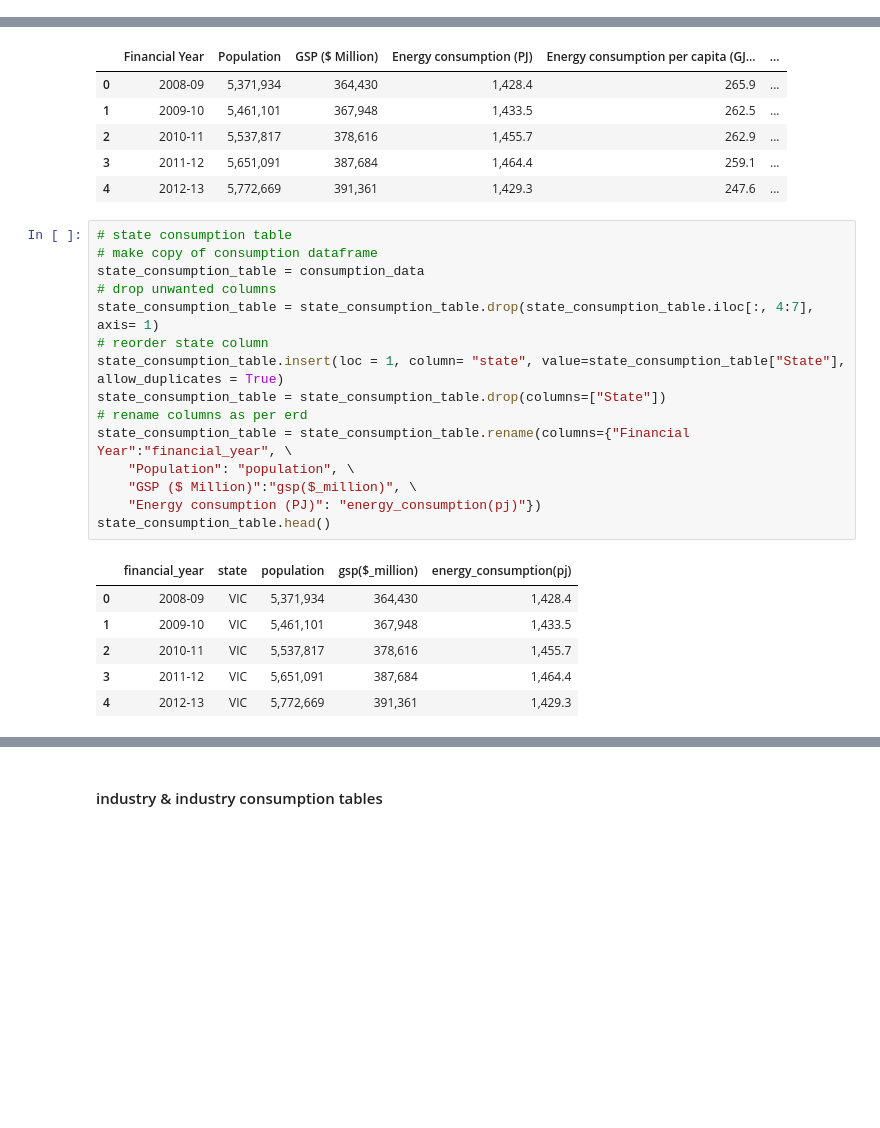
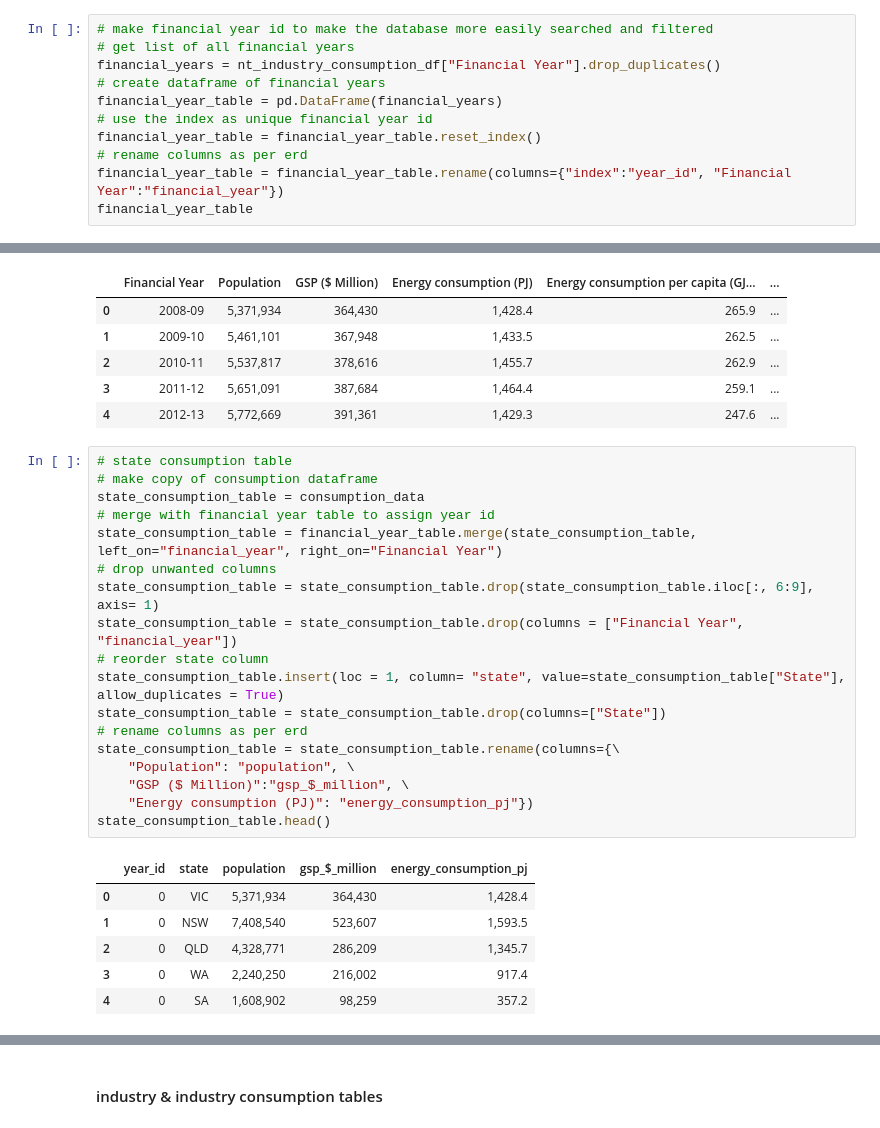
Before and after one commit to Lopokoiyit/PROJECT2-, a Jupyter notebook: data/data_cleaning.ipynb, the cells around one changed output, grey strips where cells are left out. Drawn from its saved outputs; the diff is of its cells as text; blank space fills up the shorter version.

```diff
--- a/data/data_cleaning.ipynb
+++ b/data/data_cleaning.ipynb
@@ -299,0 +327,11 @@ states_table
+# %%
+# make financial year id to make the database more easily searched and filtered
+# get list of all financial years
+financial_years = nt_industry_consumption_df["Financial Year"].drop_duplicates()
+# create dataframe of financial years
+financial_year_table = pd.DataFrame(financial_years)
+# use the index as unique financial year id
+financial_year_table = financial_year_table.reset_index()
+# rename columns as per erd
+financial_year_table = financial_year_table.rename(columns={"index":"year_id", "Financial Year":"financial_year"})
+financial_year_table
@@ -376,25 +432,28 @@ consumption_data.head()
 # %%
 # state consumption table
 # make copy of consumption dataframe
 state_consumption_table = consumption_data
+# merge with financial year table to assign year id
+state_consumption_table = financial_year_table.merge(state_consumption_table, left_on="financial_year", right_on="Financial Year")
 # drop unwanted columns
-state_consumption_table = state_consumption_table.drop(state_consumption_table.iloc[:, 4:7], axis= 1)
+state_consumption_table = state_consumption_table.drop(state_consumption_table.iloc[:, 6:9], axis= 1)
+state_consumption_table = state_consumption_table.drop(columns = ["Financial Year", "financial_year"])
 # reorder state column
 state_consumption_table.insert(loc = 1, column= "state", value=state_consumption_table["State"], allow_duplicates = True)
 state_consumption_table = state_consumption_table.drop(columns=["State"])
 # rename columns as per erd
-state_consumption_table = state_consumption_table.rename(columns={"Financial Year":"financial_year", \
+state_consumption_table = state_consumption_table.rename(columns={\
     "Population": "population", \
-    "GSP ($ Million)":"gsp($_million)", \
-    "Energy consumption (PJ)": "energy_consumption(pj)"})
+    "GSP ($ Million)":"gsp_$_million", \
+    "Energy consumption (PJ)": "energy_consumption_pj"})
 state_consumption_table.head()
 # %% [output]
-|  | financial_year | state | population | gsp($_million) | energy_consumption(pj) |
-| 0 | 2008-09 | VIC | 5,371,934 | 364,430 | 1,428.4 |
-| 1 | 2009-10 | VIC | 5,461,101 | 367,948 | 1,433.5 |
-| 2 | 2010-11 | VIC | 5,537,817 | 378,616 | 1,455.7 |
-| 3 | 2011-12 | VIC | 5,651,091 | 387,684 | 1,464.4 |
-| 4 | 2012-13 | VIC | 5,772,669 | 391,361 | 1,429.3 |
+|  | year_id | state | population | gsp_$_million | energy_consumption_pj |
+| 0 | 0 | VIC | 5,371,934 | 364,430 | 1,428.4 |
+| 1 | 0 | NSW | 7,408,540 | 523,607 | 1,593.5 |
+| 2 | 0 | QLD | 4,328,771 | 286,209 | 1,345.7 |
+| 3 | 0 | WA | 2,240,250 | 216,002 | 917.4 |
+| 4 | 0 | SA | 1,608,902 | 98,259 | 357.2 |
 # %%
 # state productivity table
 # make a copy of consumption data
```
Also changed, not shown: parts of 26 cells of this notebook, 10 other files.
